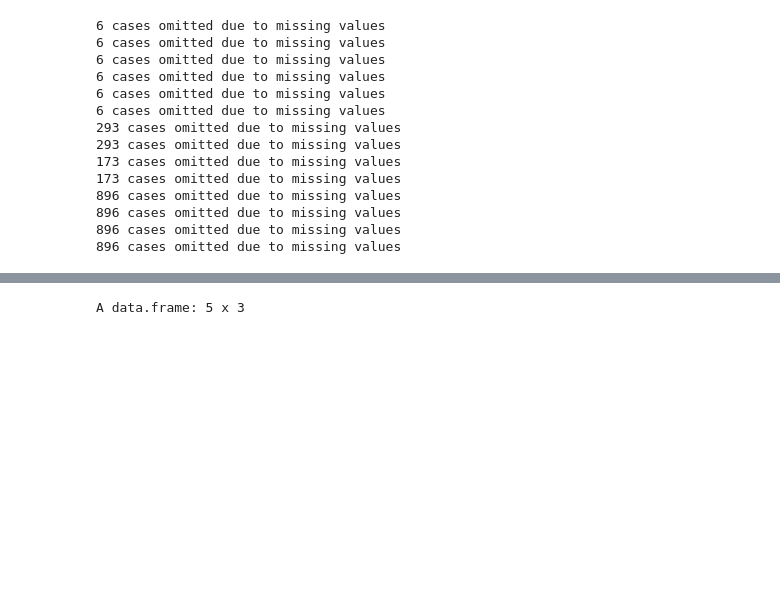
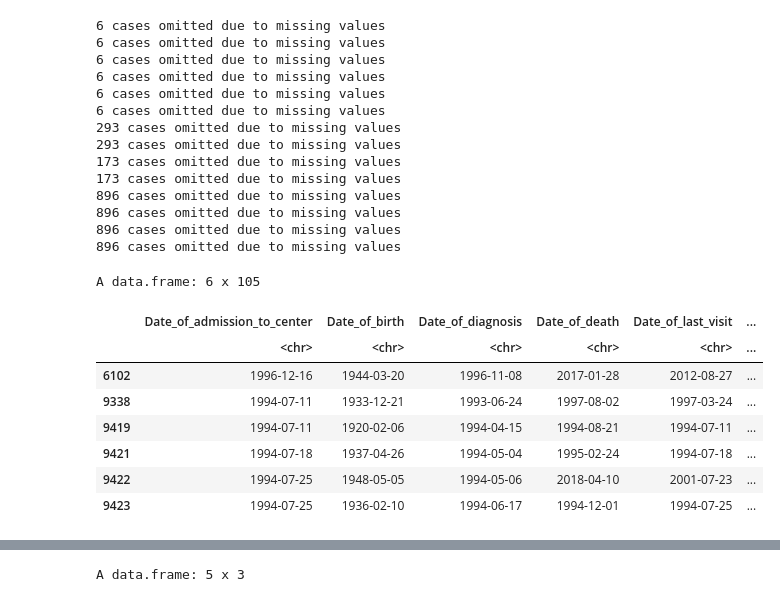
Before and after one commit to shankara-a/amyloidosis_bmc_2023, a Jupyter notebook: 04b_eskd_prediction.ipynb, the cells around one changed output, grey strips where cells are left out. Drawn from its saved outputs; the diff is of its cells as text; code cells hidden in the pictures; blank space fills up the shorter version.

```diff
--- a/04b_eskd_prediction.ipynb
+++ b/04b_eskd_prediction.ipynb
@@ -296,7 +217,7 @@ eskd.adjsurv <- adjustedsurv(data=eskd.df,
                         ev_time="time_to_eskd_from_admission",
                         event="treatment_eskd",
                         method="direct",
-                        outcome_model=eskd.baseline.cluster.t,
+                        outcome_model=eskd.baseline.cluster,
                         conf_int=T,
                         n_cores=8,
                         n_boot=1000,
@@ -456,3 +405,15 @@ fg.all <- runFineGray(eskd.df, c("fna3_cluster_n", "BU.Cardiac.Stage", "Renal.St
 896 cases omitted due to missing values
 896 cases omitted due to missing values
 896 cases omitted due to missing values
+# %%
+head(eskd.df)
+# %% [output]
+A data.frame: 6 x 105
+|  | Date_of_admission_to_center | Date_of_birth | Date_of_diagnosis | Date_of_death | Date_of_last_visit | ... |
+|  | <chr> | <chr> | <chr> | <chr> | <chr> | ... |
+| 6102 | 1996-12-16 | 1944-03-20 | 1996-11-08 | 2017-01-28 | 2012-08-27 | ... |
+| 9338 | 1994-07-11 | 1933-12-21 | 1993-06-24 | 1997-08-02 | 1997-03-24 | ... |
+| 9419 | 1994-07-11 | 1920-02-06 | 1994-04-15 | 1994-08-21 | 1994-07-11 | ... |
+| 9421 | 1994-07-18 | 1937-04-26 | 1994-05-04 | 1995-02-24 | 1994-07-18 | ... |
+| 9422 | 1994-07-25 | 1948-05-05 | 1994-05-06 | 2018-04-10 | 2001-07-23 | ... |
+| 9423 | 1994-07-25 | 1936-02-10 | 1994-06-17 | 1994-12-01 | 1994-07-25 | ... |
```
Also changed, not shown: parts of 35 cells of this notebook, 5 other files.
